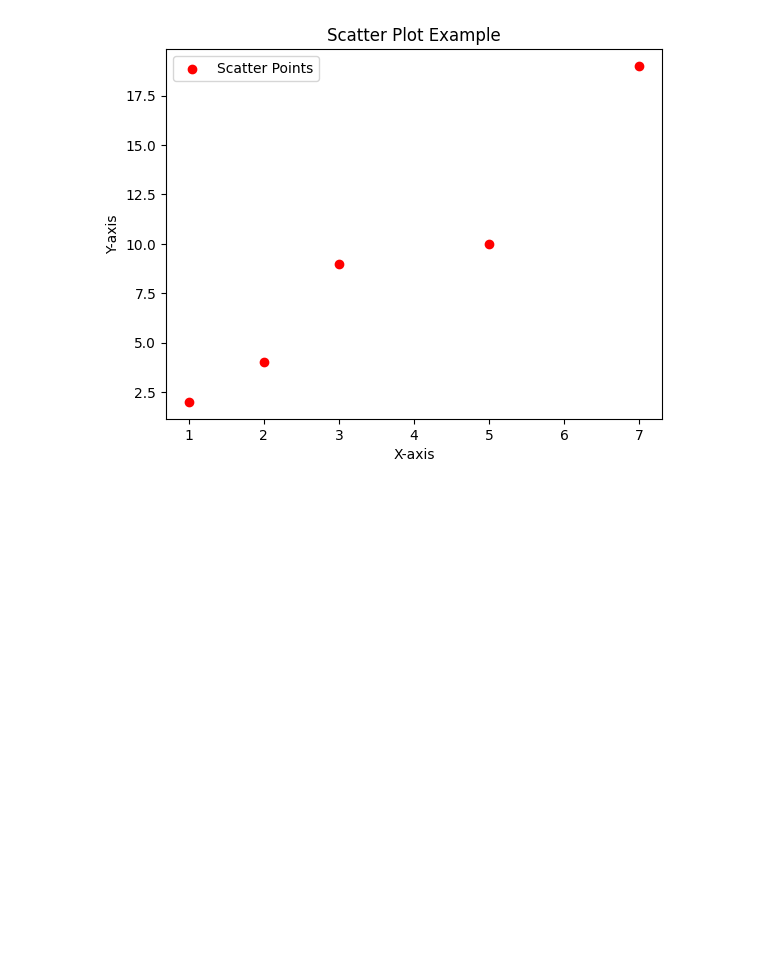
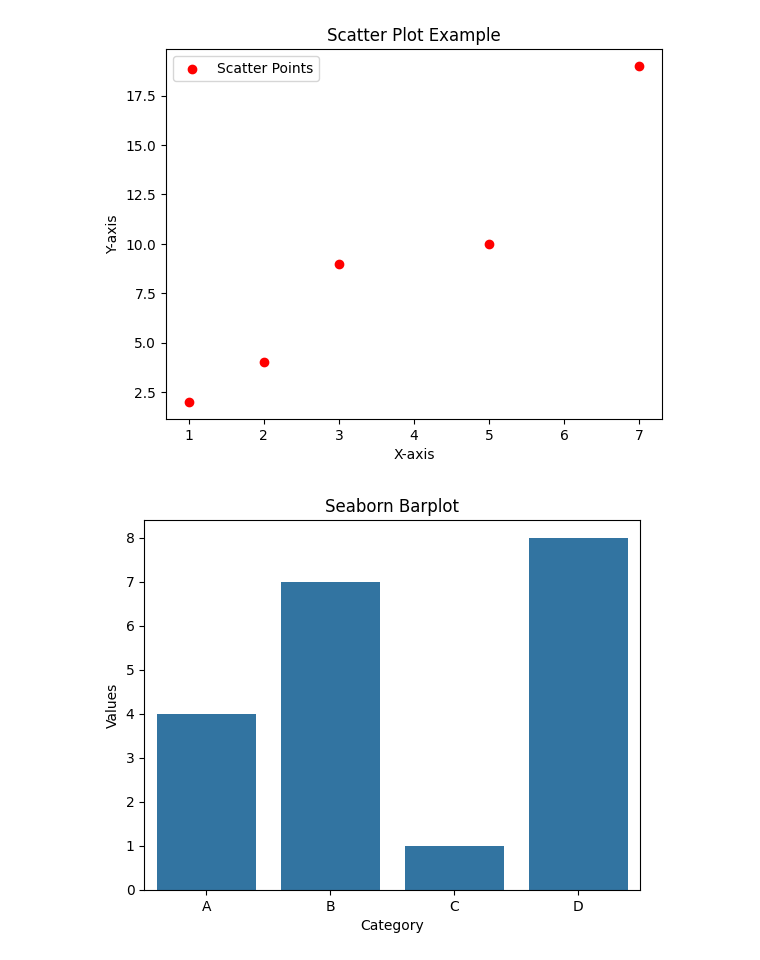
Before and after one commit to saida25/data-science-project, a Jupyter notebook: process/week2_visualization.ipynb, the cells around one changed output. Cells and saved outputs as stored; diff of their text form; code cells hidden in the pictures; blank space fills up the shorter version.

```diff
--- a/process/week2_visualization.ipynb
+++ b/process/week2_visualization.ipynb
@@ -28,3 +28,17 @@ plt.show()
 # %% [output]
 [figure]
 [figure]
+# %%
+import seaborn as sns
+import pandas as pd
+
+data = pd.DataFrame({
+    'Category': ['A', 'B', 'C', 'D'],
+    'Values': [4, 7, 1, 8]
+})
+
+sns.barplot(x='Category', y='Values', data=data)
+plt.title('Seaborn Barplot')
+plt.show()
+# %% [output]
+[figure, added]
```
Also changed, not shown: parts of 1 cell of this notebook.
